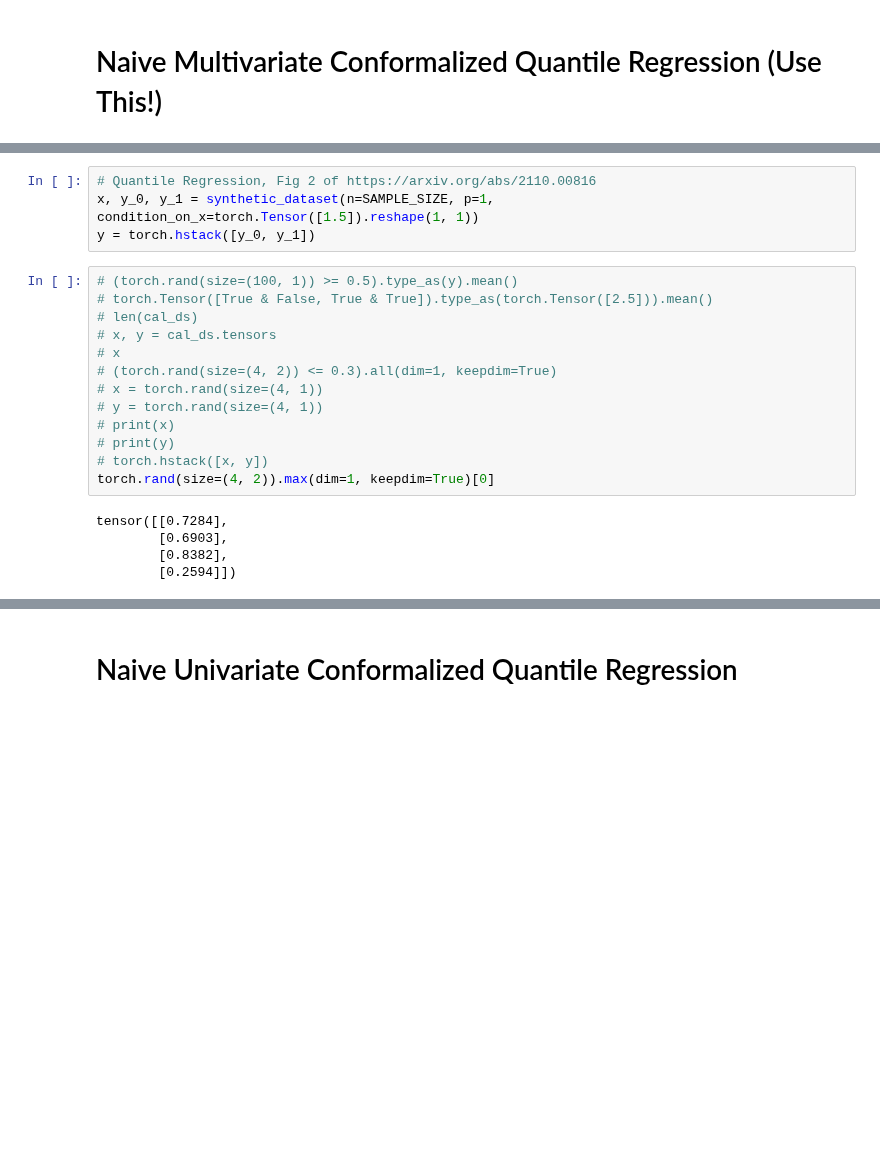
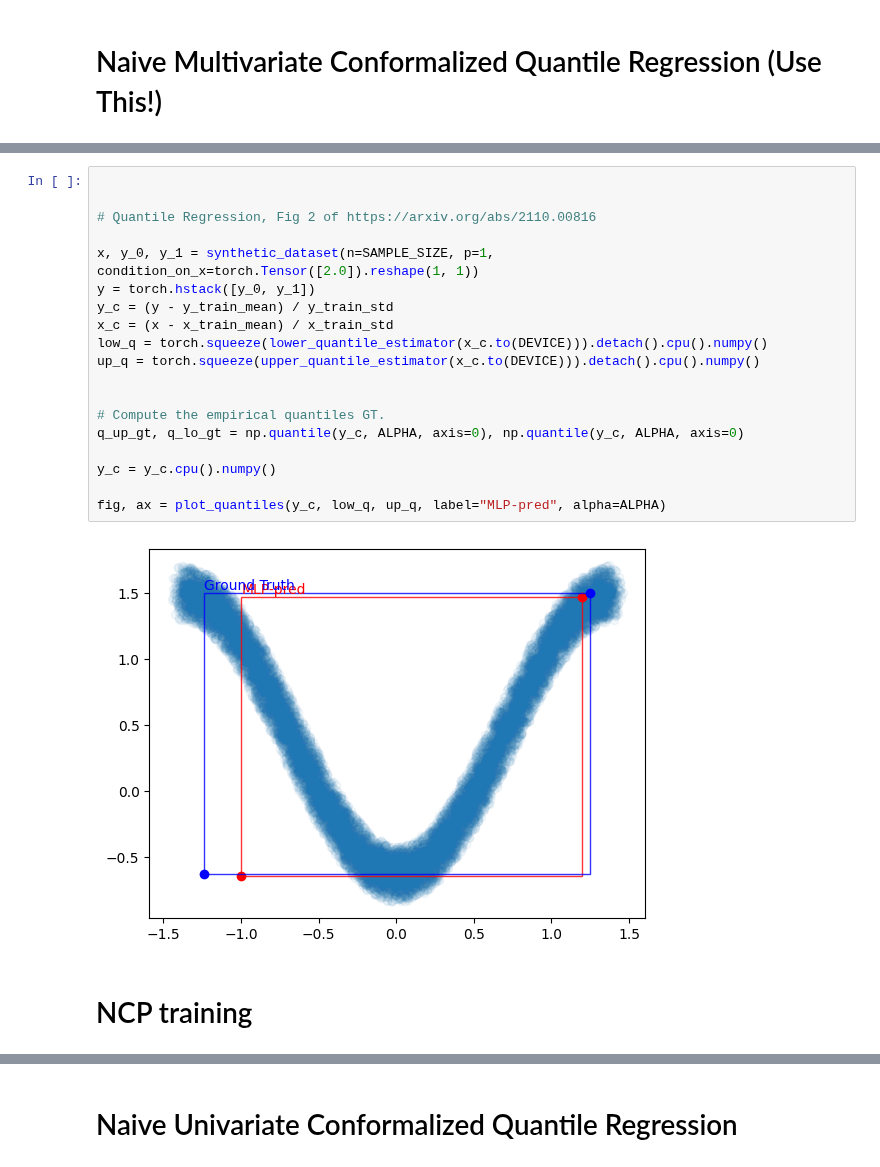
Before and after one commit to Danfoa/symm_rep_learn, a Jupyter notebook: conformalized_quantile_regression.ipynb, the cells around one changed output, grey strips where cells are left out. Drawn from its saved outputs; the diff is of its cells as text; blank space fills up the shorter version.

Commit message:
synthetic example

```diff
--- a/conformalized_quantile_regression.ipynb
+++ b/conformalized_quantile_regression.ipynb
@@ -271,22 +320,23 @@ Avg. empirical coverage: 94.73% Avg. set size: 18.91
 # %%
+
+
 # Quantile Regression, Fig 2 of https://arxiv.org/abs/2110.00816
-x, y_0, y_1 = synthetic_dataset(n=SAMPLE_SIZE, p=1, condition_on_x=torch.Tensor([1.5]).reshape(1, 1))
+
+x, y_0, y_1 = synthetic_dataset(n=SAMPLE_SIZE, p=1, condition_on_x=torch.Tensor([2.0]).reshape(1, 1))
 y = torch.hstack([y_0, y_1])
+y_c = (y - y_train_mean) / y_train_std
+x_c = (x - x_train_mean) / x_train_std
+low_q = torch.squeeze(lower_quantile_estimator(x_c.to(DEVICE))).detach().cpu().numpy()
+up_q = torch.squeeze(upper_quantile_estimator(x_c.to(DEVICE))).detach().cpu().numpy()
+
+
+# Compute the empirical quantiles GT.
+q_up_gt, q_lo_gt = np.quantile(y_c, ALPHA, axis=0), np.quantile(y_c, ALPHA, axis=0)
+
+y_c = y_c.cpu().numpy()
+
+fig, ax = plot_quantiles(y_c, low_q, up_q, label="MLP-pred", alpha=ALPHA)
+# %% [output]
+[figure, added]
-# %%
-# (torch.rand(size=(100, 1)) >= 0.5).type_as(y).mean()
-# torch.Tensor([True & False, True & True]).type_as(torch.Tensor([2.5])).mean()
-# len(cal_ds)
-# x, y = cal_ds.tensors
-# x
-# (torch.rand(size=(4, 2)) <= 0.3).all(dim=1, keepdim=True)
-# x = torch.rand(size=(4, 1))
-# y = torch.rand(size=(4, 1))
-# print(x)
-# print(y)
-# torch.hstack([x, y])
-torch.rand(size=(4, 2)).max(dim=1, keepdim=True)[0]
-# %% [output]
-tensor([[0.7284],
-        [0.6903],
-        [0.8382],
-        [0.2594]])
+# %% [markdown]
+# NCP training
```
Also changed, not shown: parts of 9 cells of this notebook, 8 other files.
